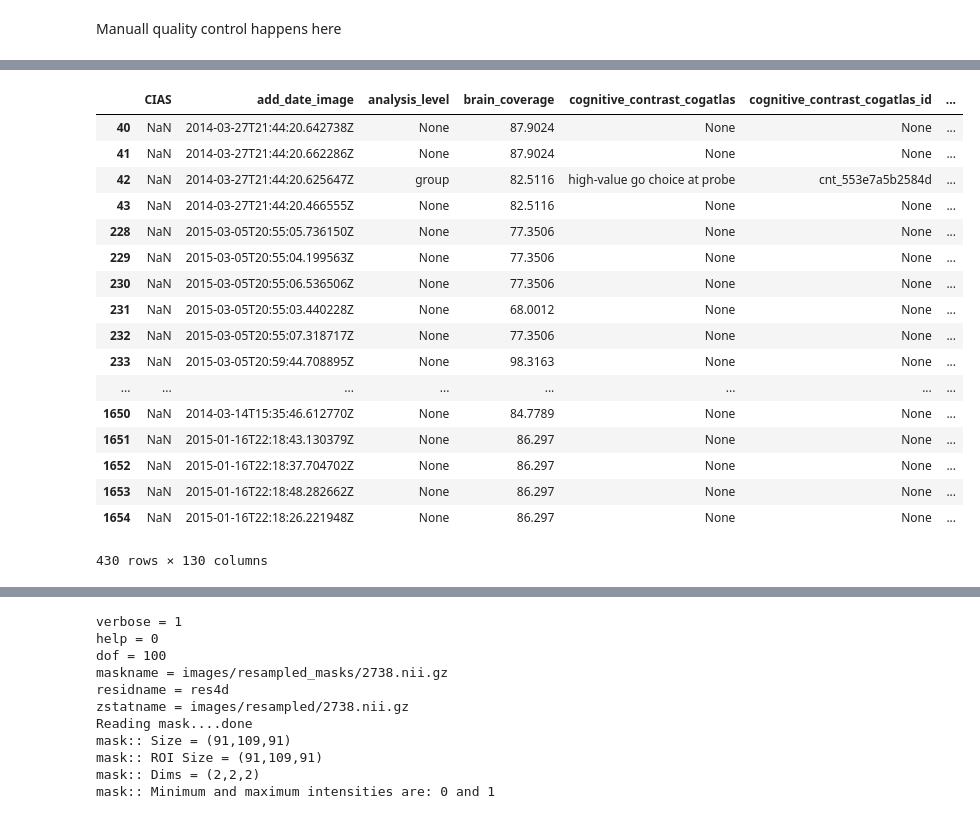
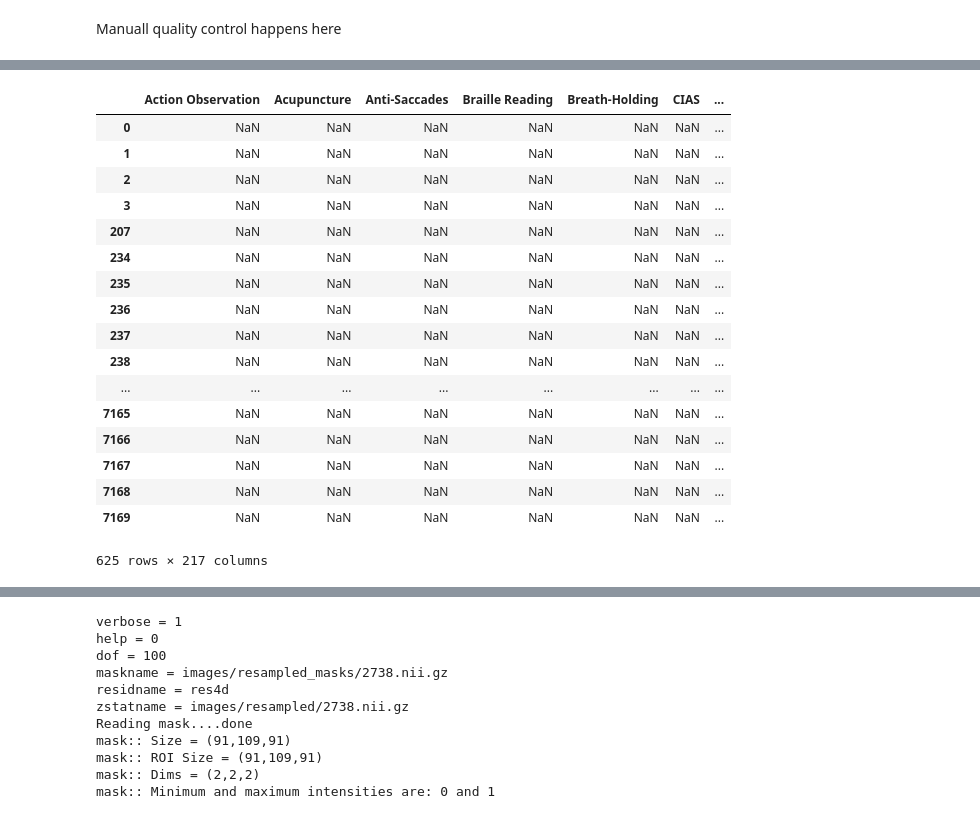
Before and after one commit to NeuroVault/atlas_analysis, a Jupyter notebook: Download data.ipynb, the cells around one changed output, grey strips where cells are left out. Saved outputs shown, nothing was run; the diff lists cells and outputs as text; code cells hidden in the pictures.

```diff
--- a/Download data.ipynb
+++ b/Download data.ipynb
@@ -63,7 +98,7 @@ for url in images_f.thumbnail:
 # %% [markdown]
 Manuall quality control happens here
 # %%
-filenames = !ls vetted_thumbnails/
+filenames = !ls thumbnails/
 ids = [int(fname.split(".")[0].split("_")[2]) for fname in filenames]
 images_f = images_f[images_f.image_id.isin(ids)]
 len(images_f), len(pd.unique(images_f.collection_id))
@@ -72,5 +133,5 @@ len(images_f), len(pd.unique(images_f.collection_id))
 # %%
 outfolder = "images"
-standard = "/usr/local/fsl/data/standard/MNI152_T1_2mm_brain.nii.gz"
+
 api.download_images(dest_dir=outfolder, images_df=images_f, resample=False)
 # %% [output]
@@ -78,21 +155,21 @@ Downloading images/original/2960.nii.gz
-|  | CIAS | add_date_image | analysis_level | brain_coverage | cognitive_contrast_cogatlas | cognitive_contrast_cogatlas_id | ... |
-| 40 | NaN | 2014-03-27T21:44:20.642738Z | None | 87.9024 | None | None | ... |
-| 41 | NaN | 2014-03-27T21:44:20.662286Z | None | 87.9024 | None | None | ... |
-| 42 | NaN | 2014-03-27T21:44:20.625647Z | group | 82.5116 | high-value go choice at probe | cnt_553e7a5b2584d | ... |
-| 43 | NaN | 2014-03-27T21:44:20.466555Z | None | 82.5116 | None | None | ... |
-| 228 | NaN | 2015-03-05T20:55:05.736150Z | None | 77.3506 | None | None | ... |
-| 229 | NaN | 2015-03-05T20:55:04.199563Z | None | 77.3506 | None | None | ... |
-| 230 | NaN | 2015-03-05T20:55:06.536506Z | None | 77.3506 | None | None | ... |
-| 231 | NaN | 2015-03-05T20:55:03.440228Z | None | 68.0012 | None | None | ... |
-| 232 | NaN | 2015-03-05T20:55:07.318717Z | None | 77.3506 | None | None | ... |
-| 233 | NaN | 2015-03-05T20:59:44.708895Z | None | 98.3163 | None | None | ... |
+|  | Action Observation | Acupuncture | Anti-Saccades | Braille Reading | Breath-Holding | CIAS | ... |
+| 0 | NaN | NaN | NaN | NaN | NaN | NaN | ... |
+| 1 | NaN | NaN | NaN | NaN | NaN | NaN | ... |
+| 2 | NaN | NaN | NaN | NaN | NaN | NaN | ... |
+| 3 | NaN | NaN | NaN | NaN | NaN | NaN | ... |
+| 207 | NaN | NaN | NaN | NaN | NaN | NaN | ... |
+| 234 | NaN | NaN | NaN | NaN | NaN | NaN | ... |
+| 235 | NaN | NaN | NaN | NaN | NaN | NaN | ... |
+| 236 | NaN | NaN | NaN | NaN | NaN | NaN | ... |
+| 237 | NaN | NaN | NaN | NaN | NaN | NaN | ... |
+| 238 | NaN | NaN | NaN | NaN | NaN | NaN | ... |
 | ... | ... | ... | ... | ... | ... | ... | ... |
-| 1650 | NaN | 2014-03-14T15:35:46.612770Z | None | 84.7789 | None | None | ... |
-| 1651 | NaN | 2015-01-16T22:18:43.130379Z | None | 86.297 | None | None | ... |
-| 1652 | NaN | 2015-01-16T22:18:37.704702Z | None | 86.297 | None | None | ... |
-| 1653 | NaN | 2015-01-16T22:18:48.282662Z | None | 86.297 | None | None | ... |
-| 1654 | NaN | 2015-01-16T22:18:26.221948Z | None | 86.297 | None | None | ... |
+| 7165 | NaN | NaN | NaN | NaN | NaN | NaN | ... |
+| 7166 | NaN | NaN | NaN | NaN | NaN | NaN | ... |
+| 7167 | NaN | NaN | NaN | NaN | NaN | NaN | ... |
+| 7168 | NaN | NaN | NaN | NaN | NaN | NaN | ... |
+| 7169 | NaN | NaN | NaN | NaN | NaN | NaN | ... |
-430 rows × 130 columns
+625 rows × 217 columns
 # %%
 from nilearn.image import resample_img, smooth_img
 from nilearn.plotting import plot_glass_brain
```
Also changed, not shown: parts of 16 cells of this notebook, 4 other files.
